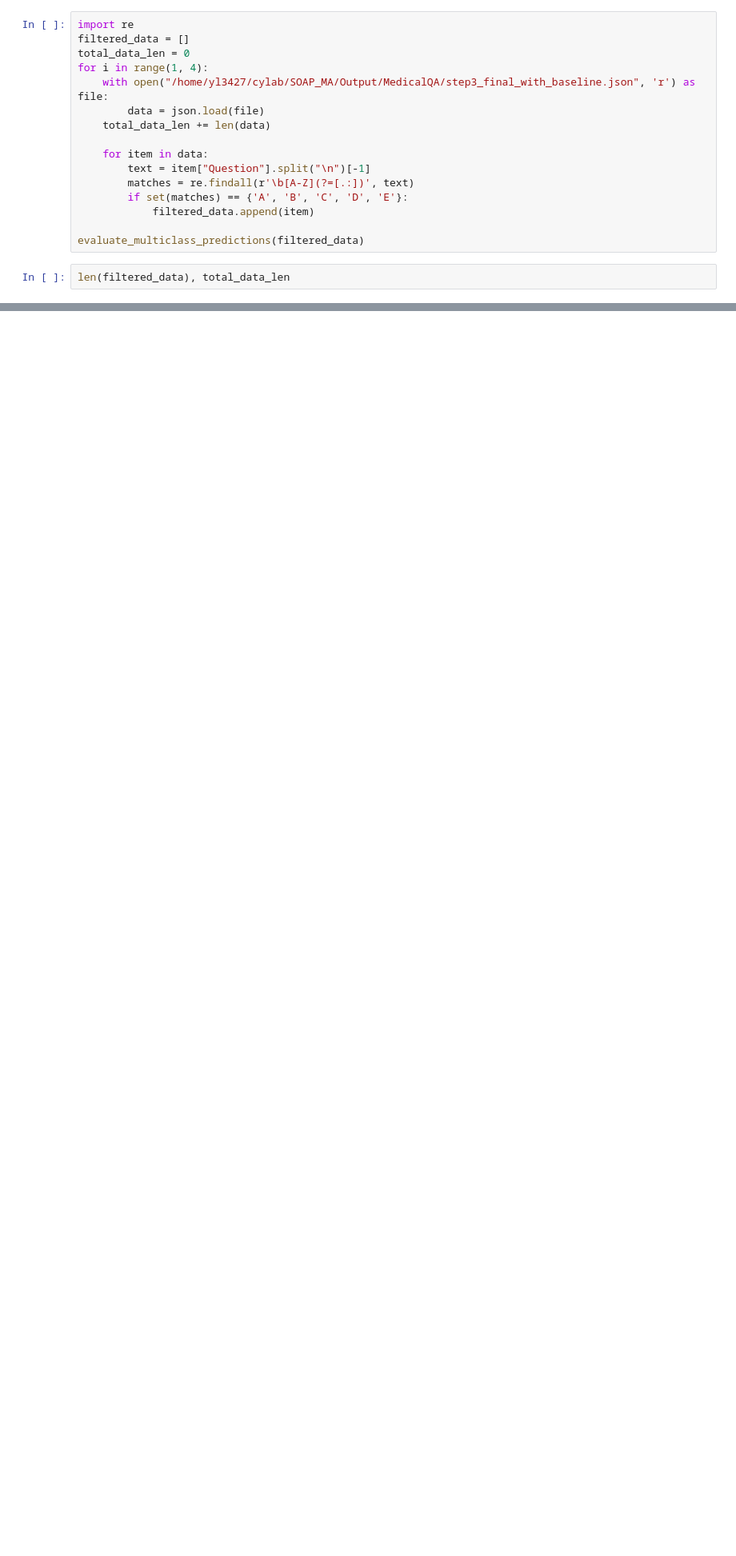
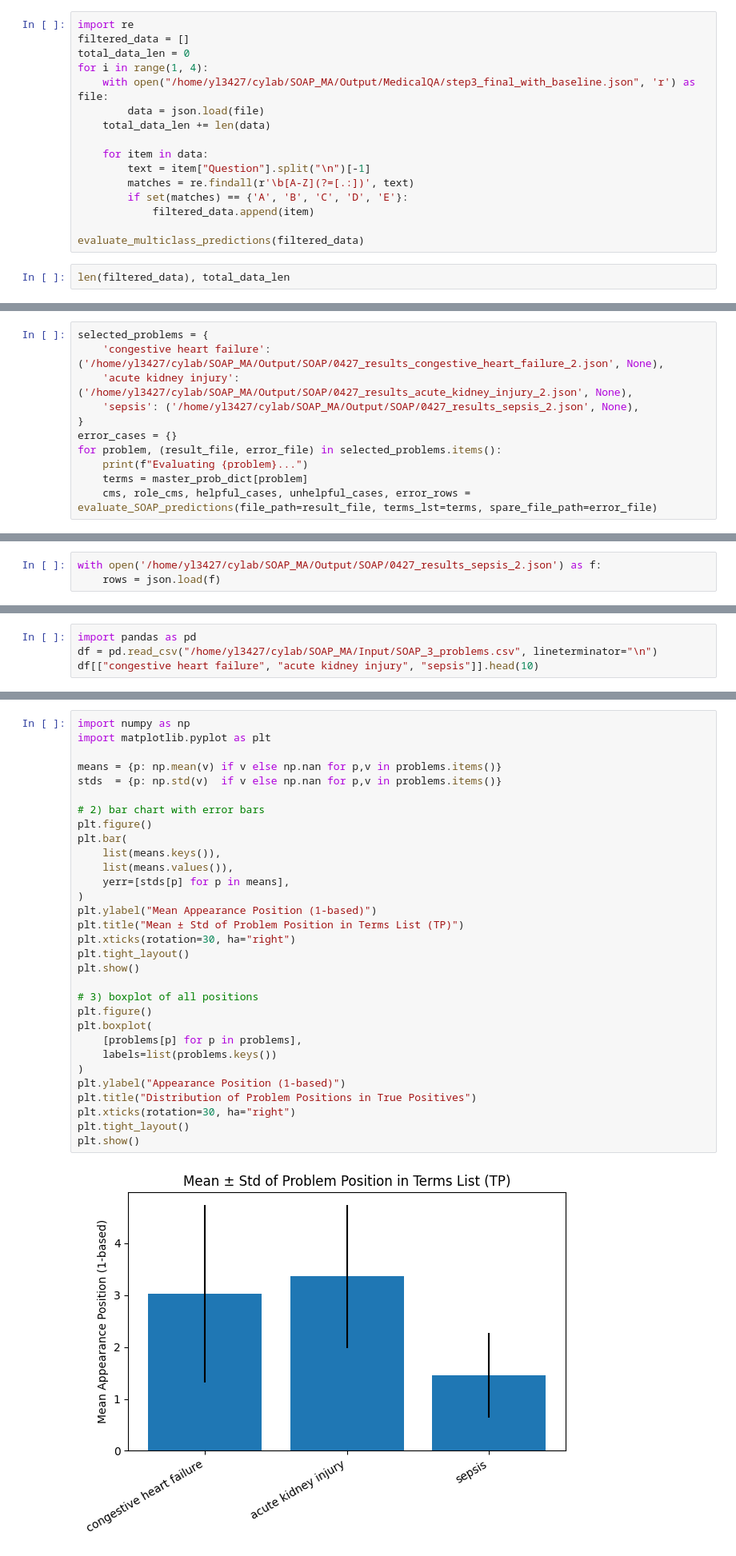
Before and after one commit to CYang-CCI-Lab/MultiAgent_SOAP, a Jupyter notebook: eval.ipynb, the cells around one changed output, grey strips where cells are left out. Shown at 80% size. Cells and saved outputs as stored; diff of their text form; blank space fills up the shorter version.

```diff
--- a/eval.ipynb
+++ b/eval.ipynb
@@ -996,0 +1608,11 @@ len(filtered_data), total_data_len
+# %%
+selected_problems = {
+    'congestive heart failure': ('/home/yl3427/cylab/SOAP_MA/Output/SOAP/0427_results_congestive_heart_failure_2.json', None),
+    'acute kidney injury': ('/home/yl3427/cylab/SOAP_MA/Output/SOAP/0427_results_acute_kidney_injury_2.json', None),
+    'sepsis': ('/home/yl3427/cylab/SOAP_MA/Output/SOAP/0427_results_sepsis_2.json', None),
+}
+error_cases = {}
+for problem, (result_file, error_file) in selected_problems.items():
+    print(f"Evaluating {problem}...")
+    terms = master_prob_dict[problem]
+    cms, role_cms, helpful_cases, unhelpful_cases, error_rows = evaluate_SOAP_predictions(file_path=result_file, terms_lst=terms, spare_file_path=error_file)
@@ -996,0 +1637,3 @@ len(filtered_data), total_data_len
+# %%
+with open('/home/yl3427/cylab/SOAP_MA/Output/SOAP/0427_results_sepsis_2.json') as f:
+    rows = json.load(f)
@@ -996,0 +1652,4 @@ len(filtered_data), total_data_len
+# %%
+import pandas as pd
+df = pd.read_csv("/home/yl3427/cylab/SOAP_MA/Input/SOAP_3_problems.csv", lineterminator="\n")
+df[["congestive heart failure", "acute kidney injury", "sepsis"]].head(10)
@@ -996,0 +1694,33 @@ len(filtered_data), total_data_len
+# %%
+import numpy as np
+import matplotlib.pyplot as plt
+
+means = {p: np.mean(v) if v else np.nan for p,v in problems.items()}
+stds  = {p: np.std(v)  if v else np.nan for p,v in problems.items()}
+
+# 2) bar chart with error bars
+plt.figure()
+plt.bar(
+    list(means.keys()),
+    list(means.values()),
+    yerr=[stds[p] for p in means],
+)
+plt.ylabel("Mean Appearance Position (1-based)")
+plt.title("Mean ± Std of Problem Position in Terms List (TP)")
+plt.xticks(rotation=30, ha="right")
+plt.tight_layout()
+plt.show()
+
+# 3) boxplot of all positions
+plt.figure()
+plt.boxplot(
+    [problems[p] for p in problems],
+    labels=list(problems.keys())
+)
+plt.ylabel("Appearance Position (1-based)")
+plt.title("Distribution of Problem Positions in True Positives")
+plt.xticks(rotation=30, ha="right")
+plt.tight_layout()
+plt.show()
+# %% [output]
+[figure, added]
```
Also changed, not shown: parts of 16 cells of this notebook, 10 other files.
